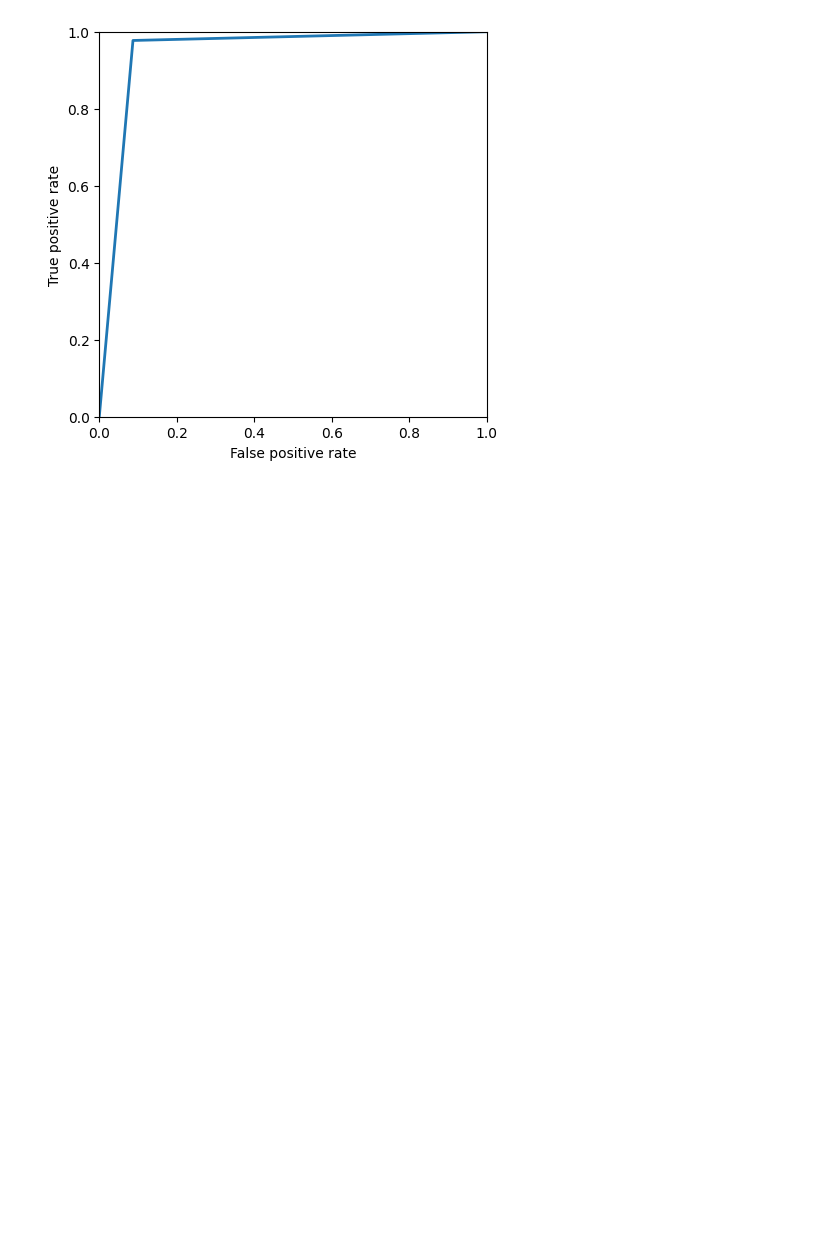
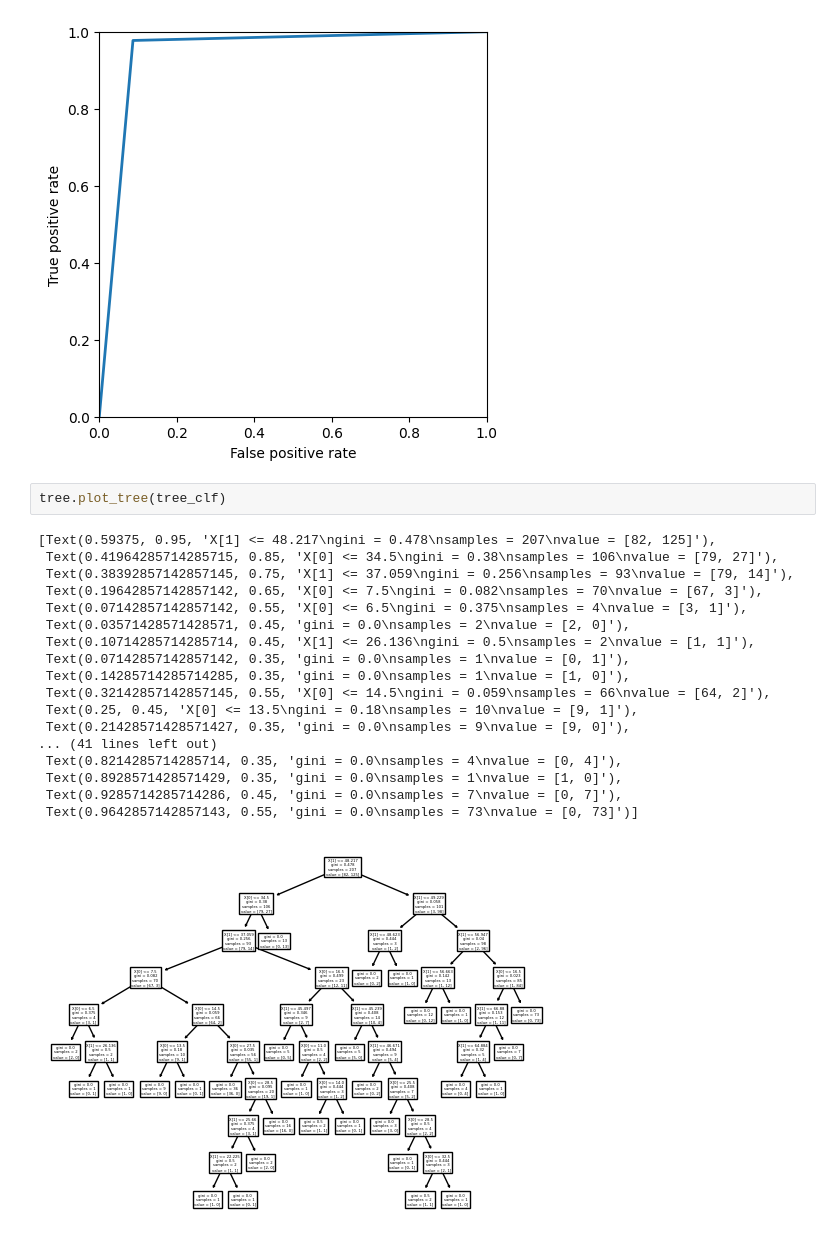
Before and after one commit to Petint/AI-and-DS, a Jupyter notebook: ds-2b.ipynb, the cells around one changed output. Saved outputs shown, nothing was run; the diff lists cells and outputs as text; blank space fills up the shorter version.

```diff
--- a/ds-2b.ipynb
+++ b/ds-2b.ipynb
@@ -119,3 +119,24 @@ metrics.roc_auc_score(success_label_test, tree_prob[:,1], average='macro', sampl
 # %% [output]
 0.9451581027667985
 [figure]
+# %%
+tree.plot_tree(tree_clf)
+# %% [output]
+[Text(0.59375, 0.95, 'X[1] <= 48.217\ngini = 0.478\nsamples = 207\nvalue = [82, 125]'),
+ Text(0.41964285714285715, 0.85, 'X[0] <= 34.5\ngini = 0.38\nsamples = 106\nvalue = [79, 27]'),
+ Text(0.38392857142857145, 0.75, 'X[1] <= 37.059\ngini = 0.256\nsamples = 93\nvalue = [79, 14]'),
+ Text(0.19642857142857142, 0.65, 'X[0] <= 7.5\ngini = 0.082\nsamples = 70\nvalue = [67, 3]'),
+ Text(0.07142857142857142, 0.55, 'X[0] <= 6.5\ngini = 0.375\nsamples = 4\nvalue = [3, 1]'),
+ Text(0.03571428571428571, 0.45, 'gini = 0.0\nsamples = 2\nvalue = [2, 0]'),
+ Text(0.10714285714285714, 0.45, 'X[1] <= 26.136\ngini = 0.5\nsamples = 2\nvalue = [1, 1]'),
+ Text(0.07142857142857142, 0.35, 'gini = 0.0\nsamples = 1\nvalue = [0, 1]'),
+ Text(0.14285714285714285, 0.35, 'gini = 0.0\nsamples = 1\nvalue = [1, 0]'),
+ Text(0.32142857142857145, 0.55, 'X[0] <= 14.5\ngini = 0.059\nsamples = 66\nvalue = [64, 2]'),
+ Text(0.25, 0.45, 'X[0] <= 13.5\ngini = 0.18\nsamples = 10\nvalue = [9, 1]'),
+ Text(0.21428571428571427, 0.35, 'gini = 0.0\nsamples = 9\nvalue = [9, 0]'),
+... (41 lines left out)
+ Text(0.8214285714285714, 0.35, 'gini = 0.0\nsamples = 4\nvalue = [0, 4]'),
+ Text(0.8928571428571429, 0.35, 'gini = 0.0\nsamples = 1\nvalue = [1, 0]'),
+ Text(0.9285714285714286, 0.45, 'gini = 0.0\nsamples = 7\nvalue = [0, 7]'),
+ Text(0.9642857142857143, 0.55, 'gini = 0.0\nsamples = 73\nvalue = [0, 73]')]
+[figure, added]
```
Also changed, not shown: 1 other file.
